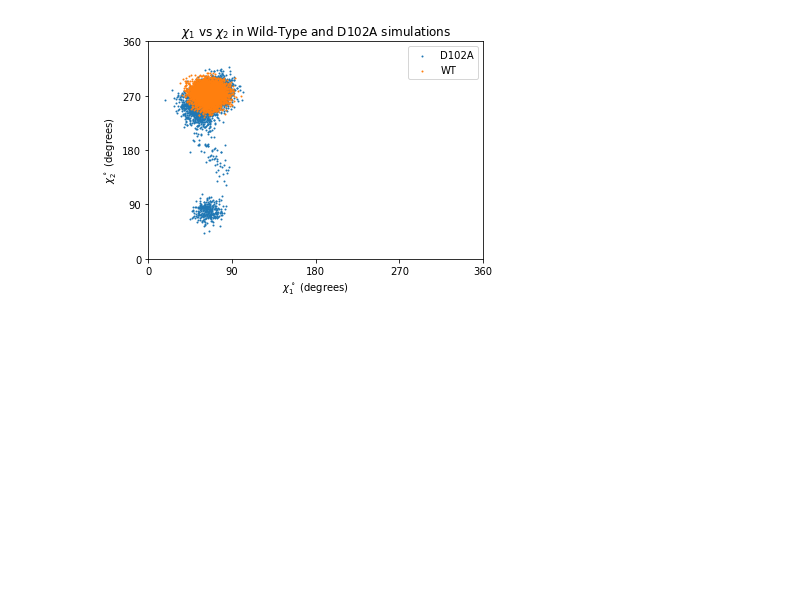
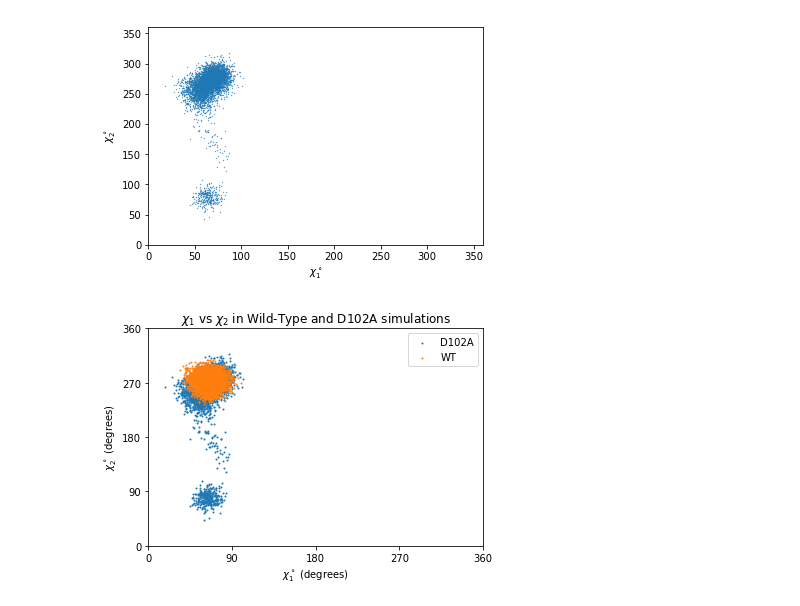
Before and after one commit to zdavidli/compbio, a Jupyter notebook: final/notebooks/D102A.ipynb, the cells around one changed output. Cells and saved outputs as stored; diff of their text form; code cells hidden in the pictures; blank space fills up the shorter version.

```diff
--- a/final/notebooks/D102A.ipynb
+++ b/final/notebooks/D102A.ipynb
@@ -20,6 +20,17 @@ with open("../WT/ang.dat") as f:
         wt_data.append([float(el) for el in line])
 
 wt_data = np.array(wt_data)
+# %%
+plt.figure()
+plt.scatter(d102a_data[:, 0], d102a_data[:, 1], s=0.1)
+plt.xlabel(r'$\chi_1^\circ$')
+plt.ylabel(r'$\chi_2^\circ$')
+plt.xlim((0,360))
+plt.ylim((0,360))
+
+plt.savefig('../figures/d102a_his_angles.png')
+# %% [output]
+[figure, added]
 # %%
 plt.figure()
 plt.scatter(d102a_data[:, 0], d102a_data[:, 1], s=1, label='D102A')
```
Also changed, not shown: parts of 1 cell of this notebook, 6 other files.
